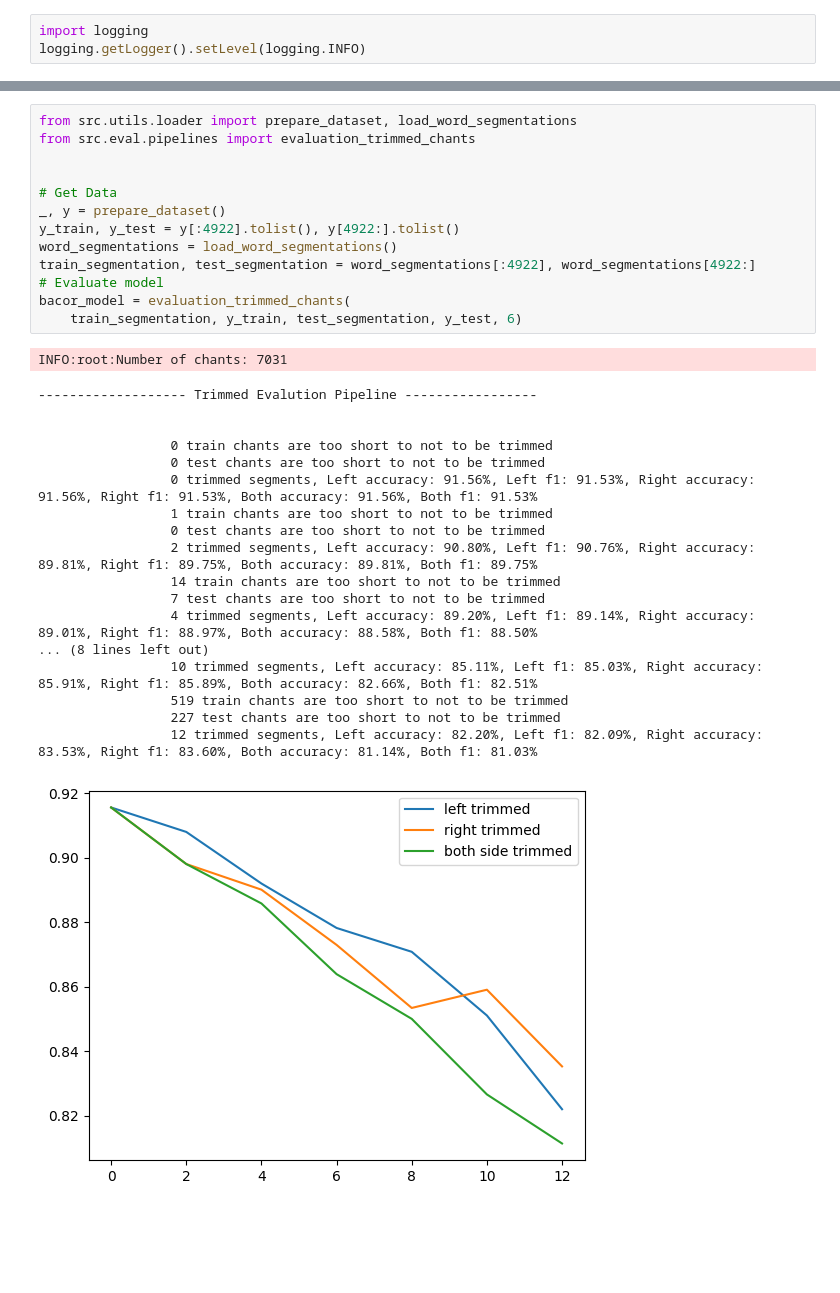
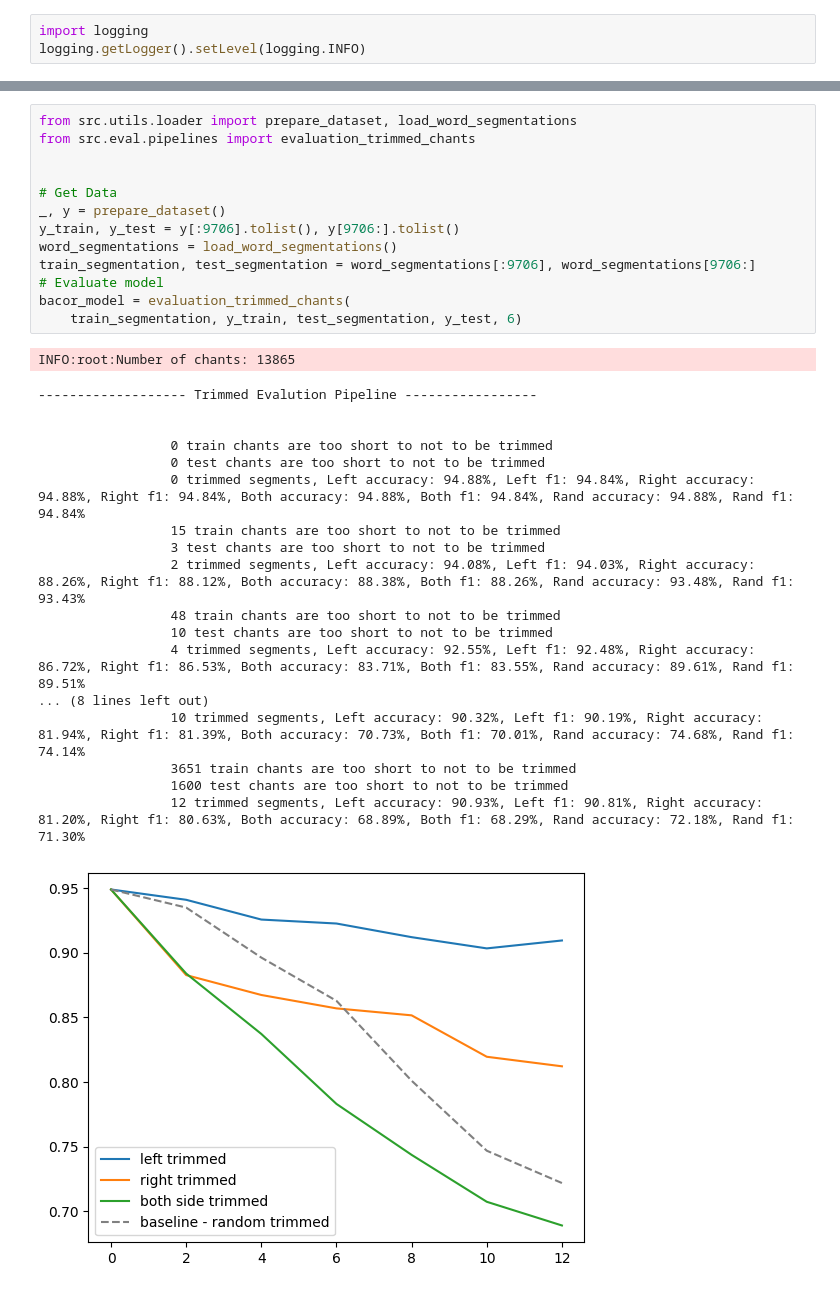
Before and after one commit to lanzv/Master-Thesis, a Jupyter notebook: models/experiments/responsories/trimmed_experiments.ipynb, the cells around one changed output, grey strips where cells are left out. Cells and saved outputs as stored; diff of their text form; blank space fills up the shorter version.

Commit message:
reevaluate trimmed experiments

```diff
--- a/models/experiments/responsories/trimmed_experiments.ipynb
+++ b/models/experiments/responsories/trimmed_experiments.ipynb
@@ -14,33 +16,33 @@ Successfully installed levenshtein-0.20.9 rapidfuzz-2.15.0
 # %%
 from src.utils.loader import prepare_dataset, load_word_segmentations
 from src.eval.pipelines import evaluation_trimmed_chants
 
 
 # Get Data
 _, y = prepare_dataset()
-y_train, y_test = y[:4922].tolist(), y[4922:].tolist()
+y_train, y_test = y[:9706].tolist(), y[9706:].tolist()
 word_segmentations = load_word_segmentations()
-train_segmentation, test_segmentation = word_segmentations[:4922], word_segmentations[4922:]
+train_segmentation, test_segmentation = word_segmentations[:9706], word_segmentations[9706:]
 # Evaluate model
 bacor_model = evaluation_trimmed_chants(
     train_segmentation, y_train, test_segmentation, y_test, 6)
 # %% [output]
-INFO:root:Number of chants: 7031
+INFO:root:Number of chants: 13865
 ------------------- Trimmed Evalution Pipeline -----------------
 
 
                  0 train chants are too short to not to be trimmed
                  0 test chants are too short to not to be trimmed
-                 0 trimmed segments, Left accuracy: 91.56%, Left f1: 91.53%, Right accuracy: 91.56%, Right f1: 91.53%, Both accuracy: 91.56%, Both f1: 91.53%
-                 1 train chants are too short to not to be trimmed
-                 0 test chants are too short to not to be trimmed
-                 2 trimmed segments, Left accuracy: 90.80%, Left f1: 90.76%, Right accuracy: 89.81%, Right f1: 89.75%, Both accuracy: 89.81%, Both f1: 89.75%
-                 14 train chants are too short to not to be trimmed
-                 7 test chants are too short to not to be trimmed
-                 4 trimmed segments, Left accuracy: 89.20%, Left f1: 89.14%, Right accuracy: 89.01%, Right f1: 88.97%, Both accuracy: 88.58%, Both f1: 88.50%
+                 0 trimmed segments, Left accuracy: 94.88%, Left f1: 94.84%, Right accuracy: 94.88%, Right f1: 94.84%, Both accuracy: 94.88%, Both f1: 94.84%, Rand accuracy: 94.88%, Rand f1: 94.84%
+                 15 train chants are too short to not to be trimmed
+                 3 test chants are too short to not to be trimmed
+                 2 trimmed segments, Left accuracy: 94.08%, Left f1: 94.03%, Right accuracy: 88.26%, Right f1: 88.12%, Both accuracy: 88.38%, Both f1: 88.26%, Rand accuracy: 93.48%, Rand f1: 93.43%
+                 48 train chants are too short to not to be trimmed
+                 10 test chants are too short to not to be trimmed
+                 4 trimmed segments, Left accuracy: 92.55%, Left f1: 92.48%, Right accuracy: 86.72%, Right f1: 86.53%, Both accuracy: 83.71%, Both f1: 83.55%, Rand accuracy: 89.61%, Rand f1: 89.51%
 ... (8 lines left out)
-                 10 trimmed segments, Left accuracy: 85.11%, Left f1: 85.03%, Right accuracy: 85.91%, Right f1: 85.89%, Both accuracy: 82.66%, Both f1: 82.51%
-                 519 train chants are too short to not to be trimmed
-                 227 test chants are too short to not to be trimmed
-                 12 trimmed segments, Left accuracy: 82.20%, Left f1: 82.09%, Right accuracy: 83.53%, Right f1: 83.60%, Both accuracy: 81.14%, Both f1: 81.03%
+                 10 trimmed segments, Left accuracy: 90.32%, Left f1: 90.19%, Right accuracy: 81.94%, Right f1: 81.39%, Both accuracy: 70.73%, Both f1: 70.01%, Rand accuracy: 74.68%, Rand f1: 74.14%
+                 3651 train chants are too short to not to be trimmed
+                 1600 test chants are too short to not to be trimmed
+                 12 trimmed segments, Left accuracy: 90.93%, Left f1: 90.81%, Right accuracy: 81.20%, Right f1: 80.63%, Both accuracy: 68.89%, Both f1: 68.29%, Rand accuracy: 72.18%, Rand f1: 71.30%
-[figure, old version]
+[figure, new version]
```
Also changed, not shown: parts of 4 cells of this notebook, 2 other files.
